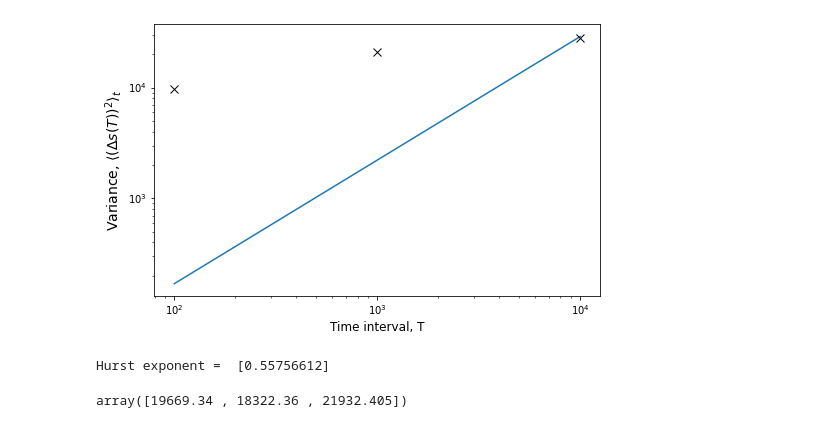
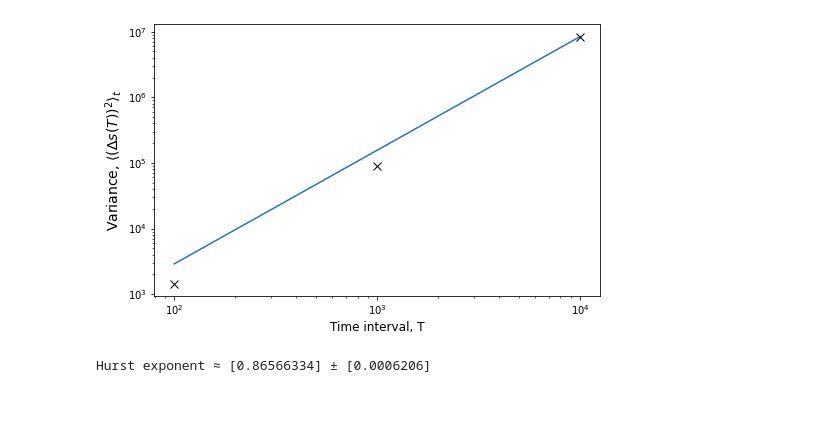
Before and after one commit to kamvanit/DataAnalysisCollection, a Jupyter notebook: Stock Market.ipynb, the cells around one changed output. Saved outputs shown, nothing was run; the diff lists cells and outputs as text; code cells hidden in the pictures.

```diff
--- a/Stock Market.ipynb
+++ b/Stock Market.ipynb
@@ -136,24 +137,20 @@ array([ 9669.5 , 21025.28, 27765.28])
 # %%
-W2mean = np.array([ 9669.5 , 21025.28, 27765.28])
+W2mean = np.array([  1.44644000e+03, 8.82605185e+04, 8.42084312e+06])
 
 def func(x,m):
     return x**m
 popt, pcov  = curve_fit(func,T,W2mean )
 
 plt.figure(figsize=(8,5))
 plt.loglog()
 
 plt.xlabel('Time interval, T',fontsize='12')
 plt.ylabel('Variance, '+r'$⟨(∆s(T))^2 ⟩_t$',fontsize='14')
 plt.plot( T ,func(T,*popt) )
 plt.plot(T,W2mean,'x',color='black',markersize='8')
 plt.show()
 
-print('Hurst exponent = ',popt/2) #, 'pcov', pcov
+print('Hurst exponent ≈',popt/2, '±',np.sqrt(np.diag(pcov)) ) #error to one sigma
 # %% [output]
-[figure, old version]
+[figure, new version]
-Hurst exponent =  [0.55756612]
+Hurst exponent ≈ [0.86566334] ± [0.0006206]
-# %%
-Hurst(T,0.99)
-# %% [output]
-array([19669.34 , 18322.36 , 21932.405])
```
Also changed, not shown: parts of 21 cells of this notebook.
